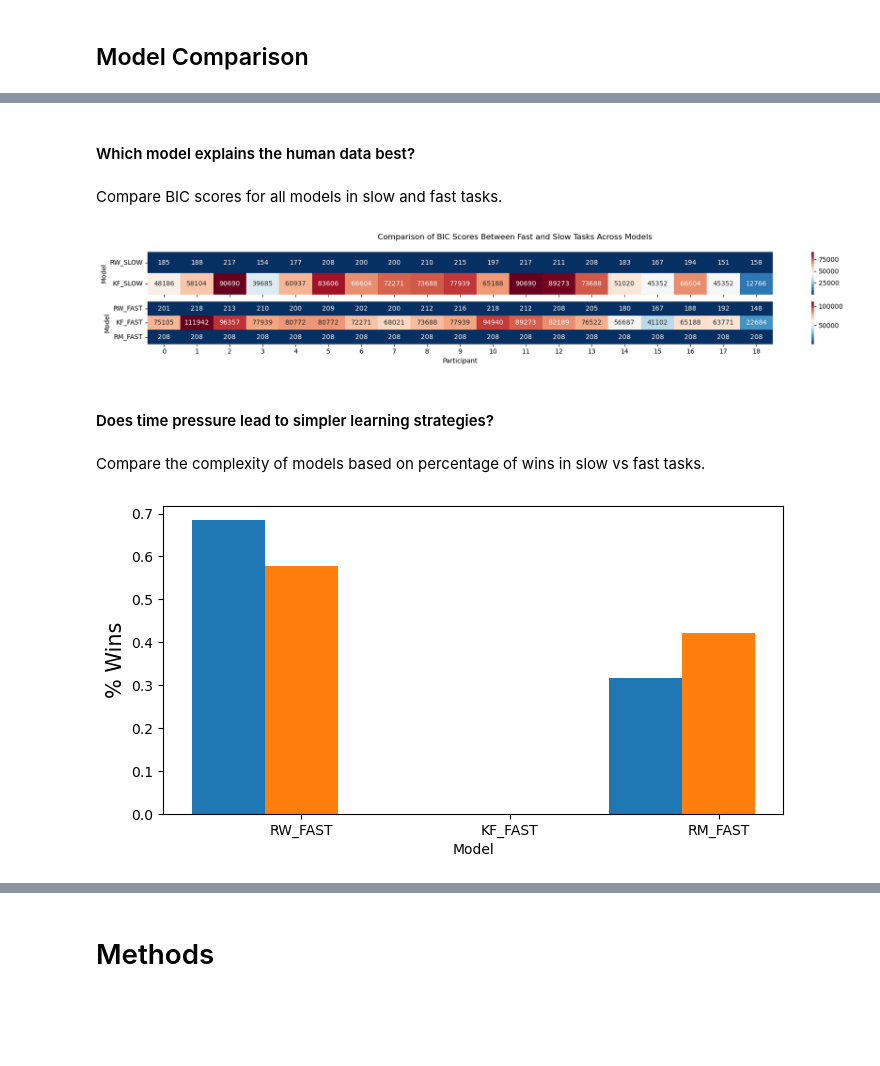
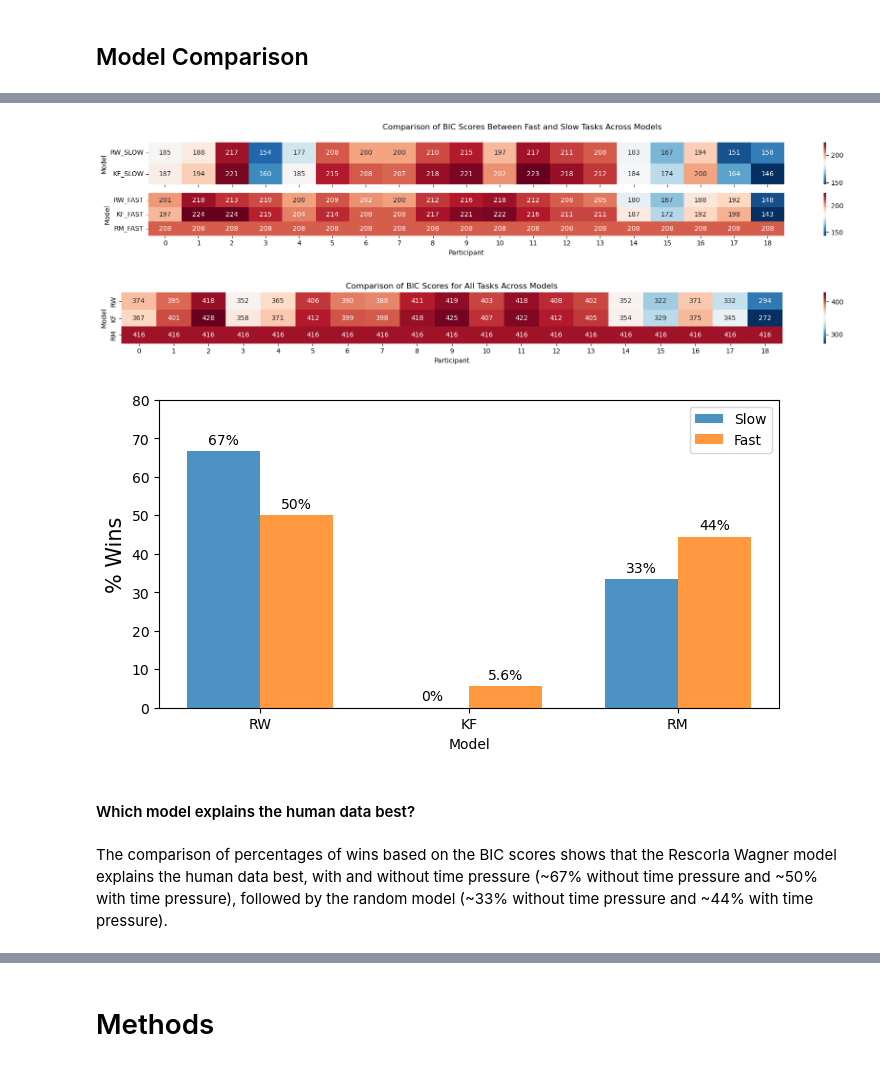
Before and after one commit to pulkitgoyal56/CCCP, a Jupyter notebook: CCCP.ipynb, the cells around one changed output, grey strips where cells are left out. Saved outputs shown, nothing was run; the diff lists cells and outputs as text; code cells hidden in the pictures; blank space fills up the shorter version.

Commit message:
add complete analysis
+ comparison graphs
+ answers

```diff
--- a/CCCP.ipynb
+++ b/CCCP.ipynb
@@ -53,10 +53,10 @@ data.rename(columns={'Unnamed: 0':'semi_global_trial'}, inplace=True)
 data.isna().any();
 # %%
 # Add column to mark when J is the correct response
-data['J_correct'] = (data['yj'] > data['yf']).map(int)
+data['J_correct'] = (data['yj'] > data['yf']).astype(int)
 # %%
 # Add column to mark when a correct choice was made
-data['correct'] = data['J_correct'] & data['J_pressed']
+data['correct'] = (data['J_correct'] == data['J_pressed']).astype(int)
 # %%
 # Create unique task identifier for all participants
 data['global_task'] = 100*data['slow'] + data['task']
@@ -221,12 +239,13 @@ def optimise(Model,
              search_algorithm=lambda *args, **kwargs: optimize.brute(*args, **kwargs, full_output=True, finish=None),
              error_search_space=(0, 1, 0.1),
              choice_function=softmax,
+             xic=bic,
              conditions={}):
 
     if len(model_search_space) != Model._num_params:
         raise ValueError(f'Not enough model search parameters specified. Required {Model._num_params} parameters.')
 
-    bics = []
+    xics = []
     optimal_model_params = []
     optimal_error = []
 
@@ -234,16 +253,16 @@ def optimise(Model,
         tasks = pick_tasks(participant_id, conditions)
 
         def llfunc(model_error_params):
-            log_likelihoods = fit_model(participant_id, Model, tuple(model_error_params)[:-1], choice_function(model_error_params[-1]) , conditions)
+            log_likelihoods = fit_model(participant_id, Model, tuple(model_error_params)[:-1], choice_function(model_error_params[-1]), conditions)
             return -sum([sum(log_likelihoods[task]) for task in tasks])
 
         optimal_model_error_params, fval, *_ = search_algorithm(llfunc, model_search_space + (error_search_space,))
 
-        bics.append(bic(len(model_search_space)+1, len(tasks)*NUM_TRIALS, -fval))
+        xics.append(xic(len(model_search_space)+1, len(tasks)*NUM_TRIALS, -fval))
         optimal_model_params.append(optimal_model_error_params[:-1])
         optimal_error.append(optimal_model_error_params[-1])
 
-    return np.array(bics), np.array(optimal_model_params), np.array(optimal_error)
+    return np.array(xics), np.array(optimal_model_params), np.array(optimal_error)
 # %% [markdown]
 ## Outlier Detection
 # %% [markdown]
@@ -500,3 +537,3 @@ st.ttest_rel(optimal_error_kf_slow, optimal_error_kf_fast)
 # %%
-bics_slow = pd.DataFrame({'RW_SLOW': bics_rw_slow, 'KF_SLOW': bics_kf_slow, 'RM_SLOW': bics_rm_slow}).applymap(round)
-bics_fast = pd.DataFrame({'RW_FAST': bics_rw_fast, 'KF_FAST': bics_kf_fast, 'RM_FAST': bics_rm_fast}).applymap(round)
+bics_slow = pd.DataFrame({'RW_SLOW': bics_rw_slow, 'KF_SLOW': bics_kf_slow, 'RM_SLOW': bics_rm_slow})
+bics_fast = pd.DataFrame({'RW_FAST': bics_rw_fast, 'KF_FAST': bics_kf_fast, 'RM_FAST': bics_rm_fast})
@@ -510,36 +549,51 @@ for key, val in zip(*np.unique(bics_fast.columns[np.argmin(np.array(bics_fast),
     counts_fast[key] = val
-# %% [markdown]
-#### Which model explains the human data best?
-# %% [markdown]
-Compare BIC scores for all models in slow and fast tasks.
 # %%
 fig, axs = plt.subplots(2, 1, figsize=(18, 3), sharex=True)
 
-sns.heatmap(bics_slow[['RW_SLOW', 'KF_SLOW']].T, cmap='RdBu_r', annot=True, fmt='g', ax=axs[0])
+sns.heatmap(bics_slow.applymap(round)[['RW_SLOW', 'KF_SLOW']].T, cmap='RdBu_r', annot=True, fmt='g', ax=axs[0])
 # axs[0].set_title('BIC (Slow Tasks)')
 # axs[0].set_xlabel('Participant')
 axs[0].set_ylabel('Model')
 
-sns.heatmap(bics_fast[['RW_FAST', 'KF_FAST', 'RM_FAST']].T, cmap='RdBu_r', annot=True, fmt='g', ax=axs[1])
+sns.heatmap(bics_fast.applymap(round)[['RW_FAST', 'KF_FAST', 'RM_FAST']].T, cmap='RdBu_r', annot=True, fmt='g', ax=axs[1])
 # axs[1].set_title('BIC (Fast Tasks)')
 axs[1].set_xlabel('Participant')
 axs[1].set_ylabel('Model')
 
 fig.suptitle('Comparison of BIC Scores Between Fast and Slow Tasks Across Models')
 
 plt.tight_layout()
 # %% [output]
-[figure, old version]
+[figure, new version]
-# %% [markdown]
-#### Does time pressure lead to simpler learning strategies?
-# %% [markdown]
-Compare the complexity of models based on percentage of wins in slow vs fast tasks.
+# %%
+fig, ax = plt.subplots(1, 1, figsize=(18, 2), sharex=True)
+
+sns.heatmap(bics_net.applymap(round)[['RW', 'KF', 'RM']].T, cmap='RdBu_r', annot=True, fmt='g', ax=ax)
+ax.set_xlabel('Participant')
+ax.set_ylabel('Model')
+
+ax.set_title('Comparison of BIC Scores for All Tasks Across Models')
+
+plt.tight_layout()
+# %% [output]
+[figure, added]
 # %%
 plt.figure(figsize=(8, 4))
 
-plt.bar(np.arange(len(counts_slow)) - 0.175, list(counts_slow.values())/sum(list(counts_slow.values())), 0.35, tick_label=list(counts_slow.keys()))
-plt.bar(np.arange(len(counts_fast)) + 0.175, list(counts_fast.values())/sum(list(counts_fast.values())), 0.35, tick_label=list(counts_fast.keys()))
+plt.bar_label(plt.bar(np.arange(len(counts_slow)) - 0.175, list(counts_slow.values())/sum(list(counts_slow.values()))*np.float64(100), 0.35, label='Slow', alpha=0.8), fmt='%0.2g%%', padding=3)
+plt.bar_label(plt.bar(np.arange(len(counts_fast)) + 0.175, list(counts_fast.values())/sum(list(counts_fast.values()))*np.float64(100), 0.35, label='Fast', alpha=0.8), fmt='%0.2g%%', padding=3)
+
+plt.xticks(range(len(counts_slow)), ['RW', 'KF', 'RM'])
+
+plt.ylim((0, 80))
+
 plt.xlabel('Model')
 plt.ylabel('% Wins', fontsize=15);
+
+plt.legend();
 # %% [output]
-[figure, old version]
+[figure, new version]
+# %% [markdown]
+#### Which model explains the human data best?
+# %% [markdown]
+The comparison of percentages of wins based on the BIC scores shows that the Rescorla Wagner model explains the human data best, with and without time pressure (\~67% without time pressure and \~50% with time pressure), followed by the random model (\~33% without time pressure and \~44% with time pressure).
```
Also changed, not shown: parts of 53 cells of this notebook.
